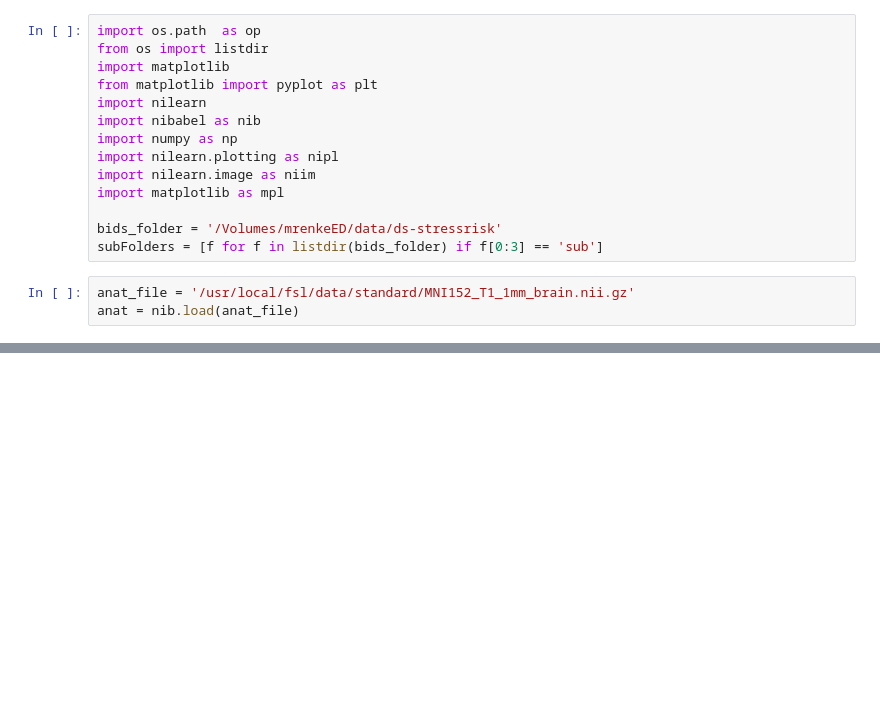
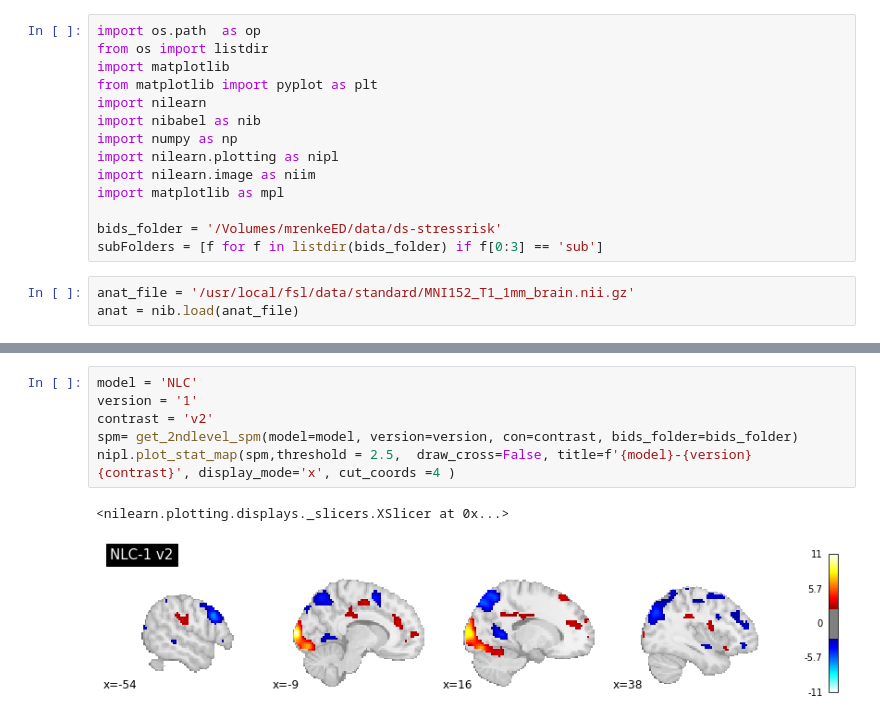
Before and after one commit to Gilles86/stress_risk, a Jupyter notebook: stress_risk/fmri_analysis/visualize/vis_2ndlevel_SPM.ipynb, the cells around one changed output, grey strips where cells are left out. Drawn from its saved outputs; the diff is of its cells as text; blank space fills up the shorter version.

```diff
--- a/stress_risk/fmri_analysis/visualize/vis_2ndlevel_SPM.ipynb
+++ b/stress_risk/fmri_analysis/visualize/vis_2ndlevel_SPM.ipynb
@@ -28,0 +33,9 @@ display.add_overlay(spm, threshold = 2.5, colorbar=True, cmap = mpl.colormaps['h
+# %%
+model = 'NLC'
+version = '1'
+contrast = 'v2'
+spm= get_2ndlevel_spm(model=model, version=version, con=contrast, bids_folder=bids_folder)
+nipl.plot_stat_map(spm,threshold = 2.5,  draw_cross=False, title=f'{model}-{version} {contrast}', display_mode='x', cut_coords =4 )
+# %% [output]
+<nilearn.plotting.displays._slicers.XSlicer at 0x...>
+[figure, added]
```
Also changed, not shown: parts of 7 cells of this notebook, 2 other files.
